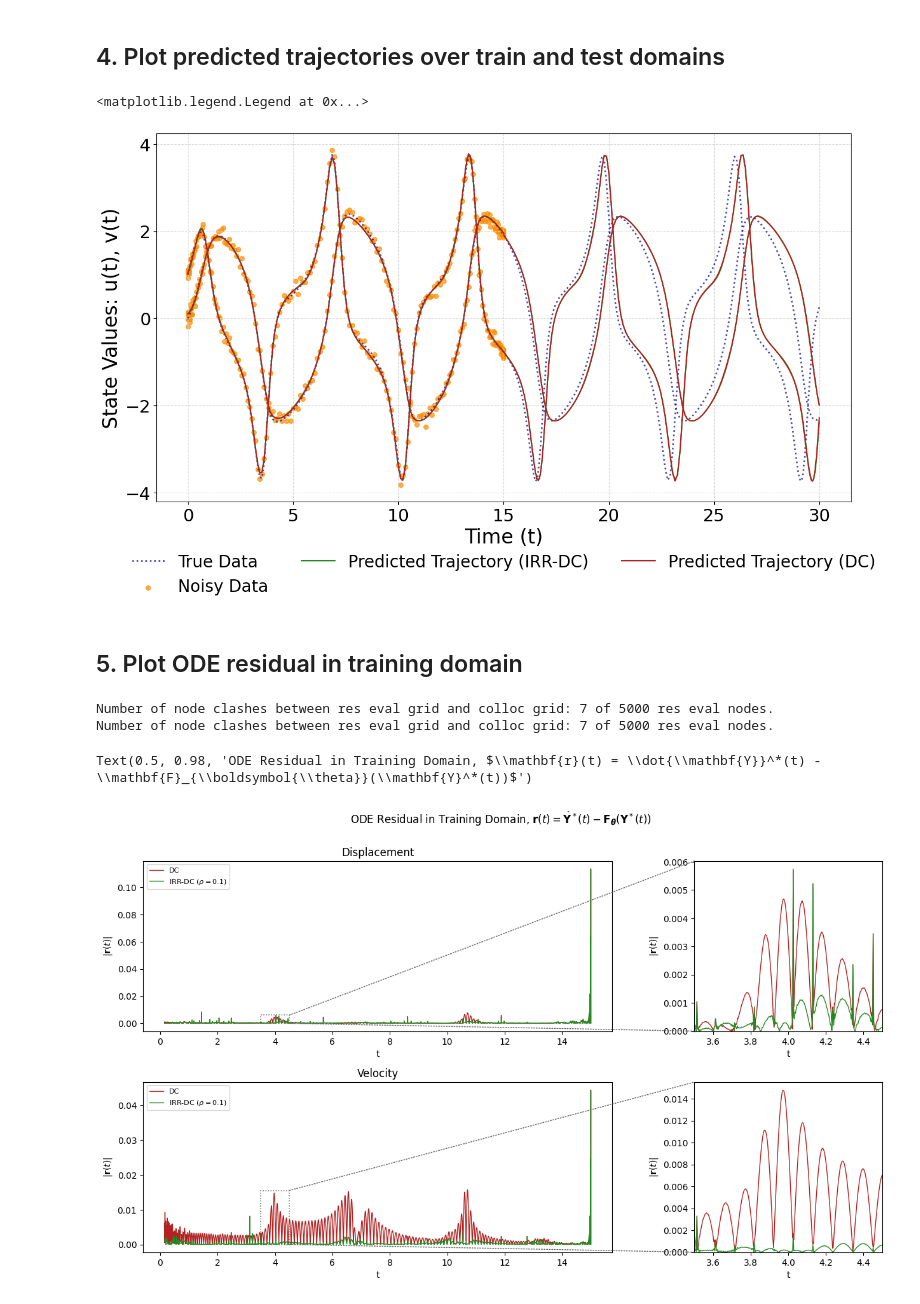
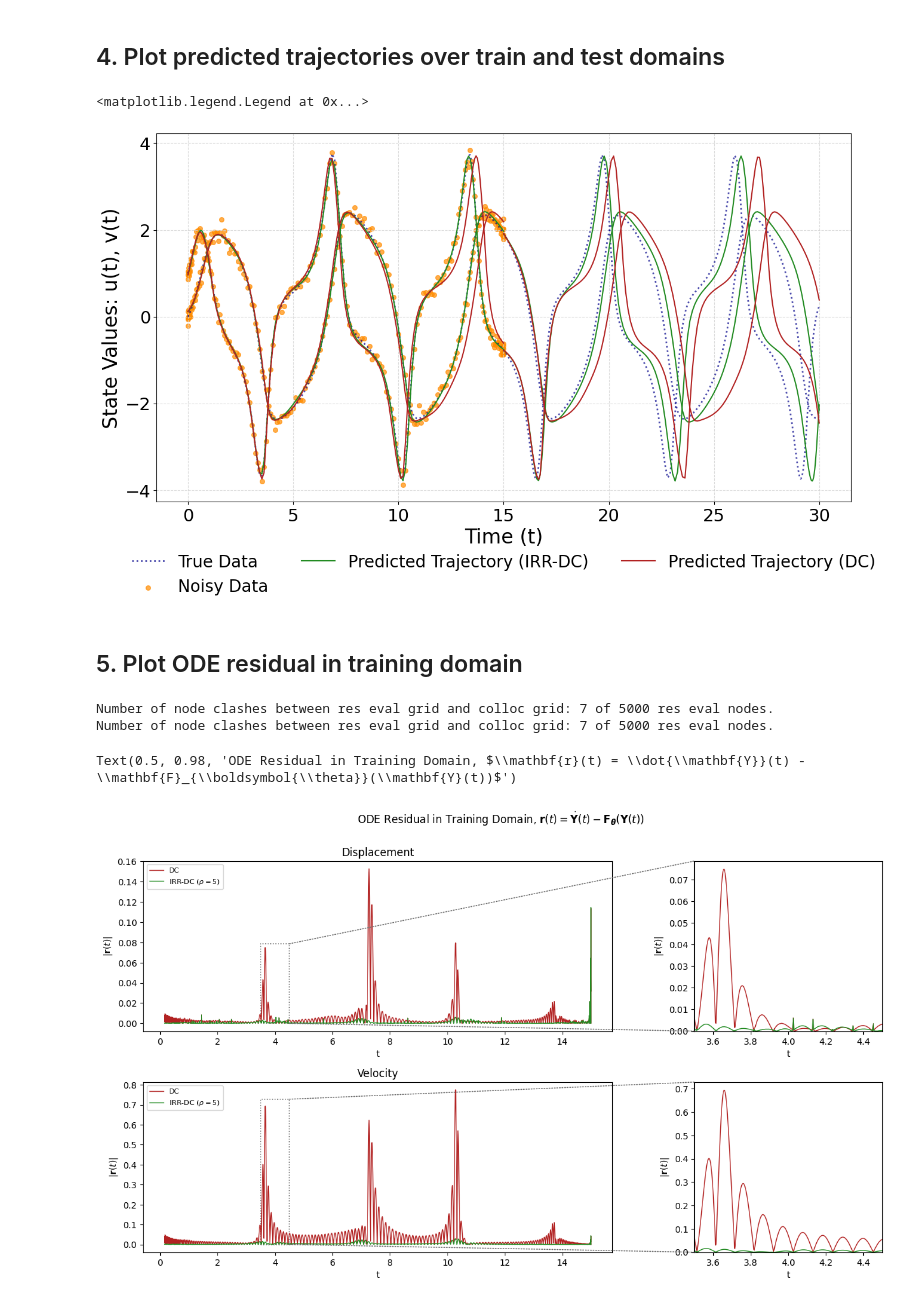
Before and after one commit to benjaminstew/CNODE, a Jupyter notebook: results/VDP_results.ipynb, the cells around one changed output. Cells and saved outputs as stored; diff of their text form; code cells hidden in the pictures.

```diff
--- a/results/VDP_results.ipynb
+++ b/results/VDP_results.ipynb
@@ -64,8 +64,8 @@ solver_options_irrdc = {''
     "max_iter": 1000,
     "nlp_scaling_method": "gradient-based",
     "mu_strategy": "adaptive",
-    "tol": 1e-5,
-    "acceptable_tol": 1e-4,
+    "tol": 1e-6,
+    "acceptable_tol": 1e-5,
     "acceptable_iter": 10
 }
 
@@ -94,7 +94,7 @@ pyo_model_irrdc = NeuralODEPyomo(
     lambda_reg=1e-4,
     Y_smooth=Y_smooth,
     transcription_method='irrdc',
-    rho_reg=1,
+    rho_reg=5,
     num_res_eval_nodes=num_res_eval_nodes
 )
 pyo_model_irrdc.solve_model(solver_options_irrdc)
@@ -168,7 +168,7 @@ plt.grid(True, which='both', axis='both', linestyle='--', color='lightgrey', alp
 plt.legend(loc='upper center', bbox_to_anchor=(0.5, -0.1), ncol=3, frameon=False, fontsize=20)
 # %% [output]
 <matplotlib.legend.Legend at 0x...>
-[figure, old version]
+[figure, new version]
 # %% [markdown]
 ## 5. Plot ODE residual in training domain
 # %%
@@ -263,33 +263,33 @@ for state_idx, state_name in enumerate(state_names):
         y_high = y_max + pad
         ax_zoom.set_ylim(y_low, y_high)
 
         zoom_box = Rectangle(
             (zoom_t_min, y_low),
             zoom_t_max - zoom_t_min,
             y_high - y_low,
             fill=False, edgecolor=box_color, linestyle=box_style, linewidth=box_lw
         )
         ax_full.add_patch(zoom_box)
 
         con_top = ConnectionPatch(
             xyA=(zoom_t_max, y_high), coordsA=ax_full.transData,
             xyB=(0.0, 1.0),           coordsB=ax_zoom.transAxes,
             linestyle=box_style, color=box_color, linewidth=box_lw
         )
         con_bot = ConnectionPatch(
             xyA=(zoom_t_max, y_low), coordsA=ax_full.transData,
             xyB=(0.0, 0.0),          coordsB=ax_zoom.transAxes,
             linestyle=box_style, color=box_color, linewidth=box_lw
         )
         fig.add_artist(con_top)
         fig.add_artist(con_bot)
 
     ax_zoom.set_xlabel('t')
     ax_zoom.set_ylabel(y_label)
 
-fig.suptitle(r'ODE Residual in Training Domain, $\mathbf{r}(t) = \dot{\mathbf{Y}}^*(t) - \mathbf{F}_{\boldsymbol{\theta}}(\mathbf{Y}^*(t))$')
+fig.suptitle(r'ODE Residual in Training Domain, $\mathbf{r}(t) = \dot{\mathbf{Y}}(t) - \mathbf{F}_{\boldsymbol{\theta}}(\mathbf{Y}(t))$')
 # %% [output]
 Number of node clashes between res eval grid and colloc grid: 7 of 5000 res eval nodes.
 Number of node clashes between res eval grid and colloc grid: 7 of 5000 res eval nodes.
-Text(0.5, 0.98, 'ODE Residual in Training Domain, $\\mathbf{r}(t) = \\dot{\\mathbf{Y}}^*(t) - \\mathbf{F}_{\\boldsymbol{\\theta}}(\\mathbf{Y}^*(t))$')
+Text(0.5, 0.98, 'ODE Residual in Training Domain, $\\mathbf{r}(t) = \\dot{\\mathbf{Y}}(t) - \\mathbf{F}_{\\boldsymbol{\\theta}}(\\mathbf{Y}(t))$')
-[figure, old version]
+[figure, new version]
```
Also changed, not shown: parts of 3 cells of this notebook, 14 other files.
